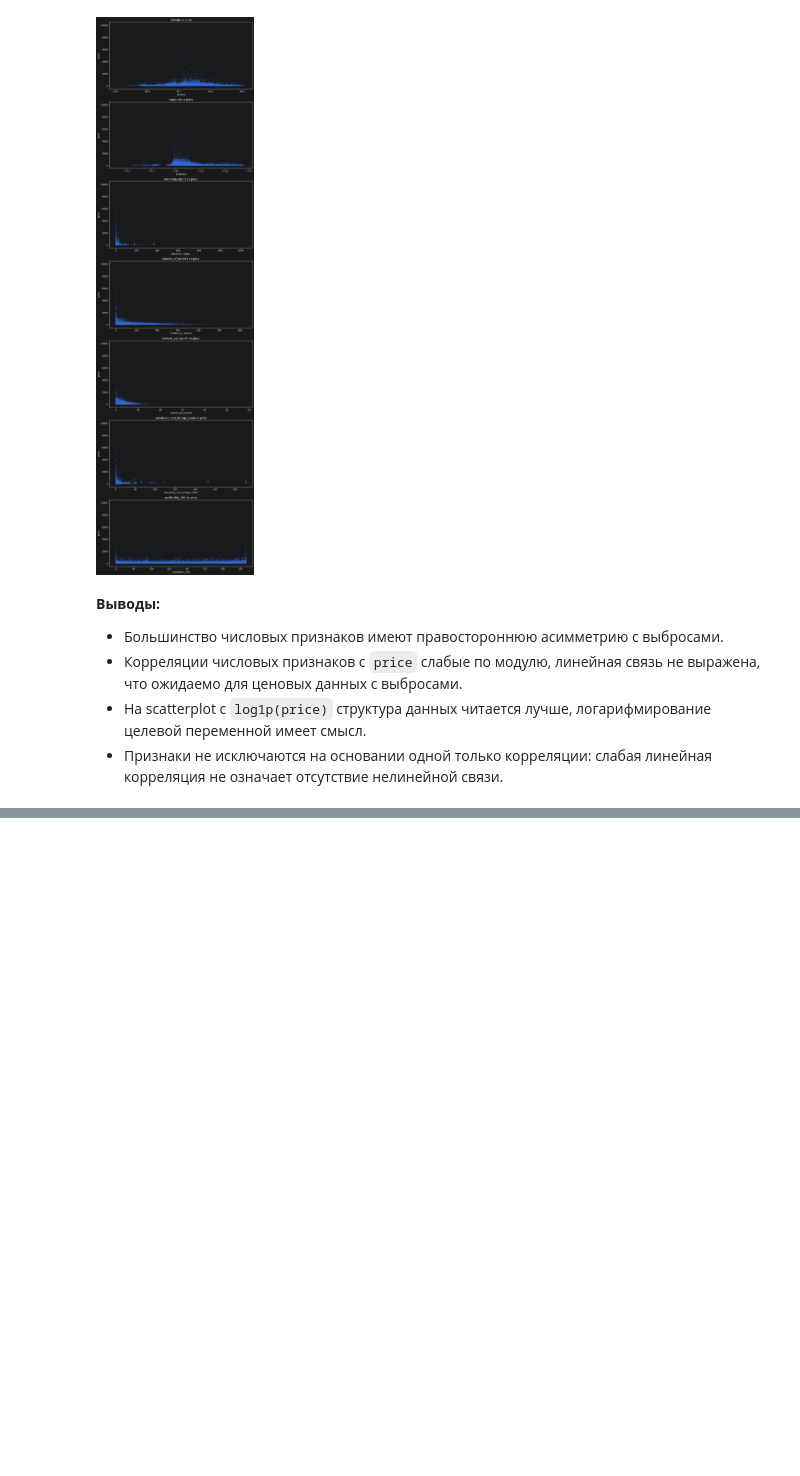
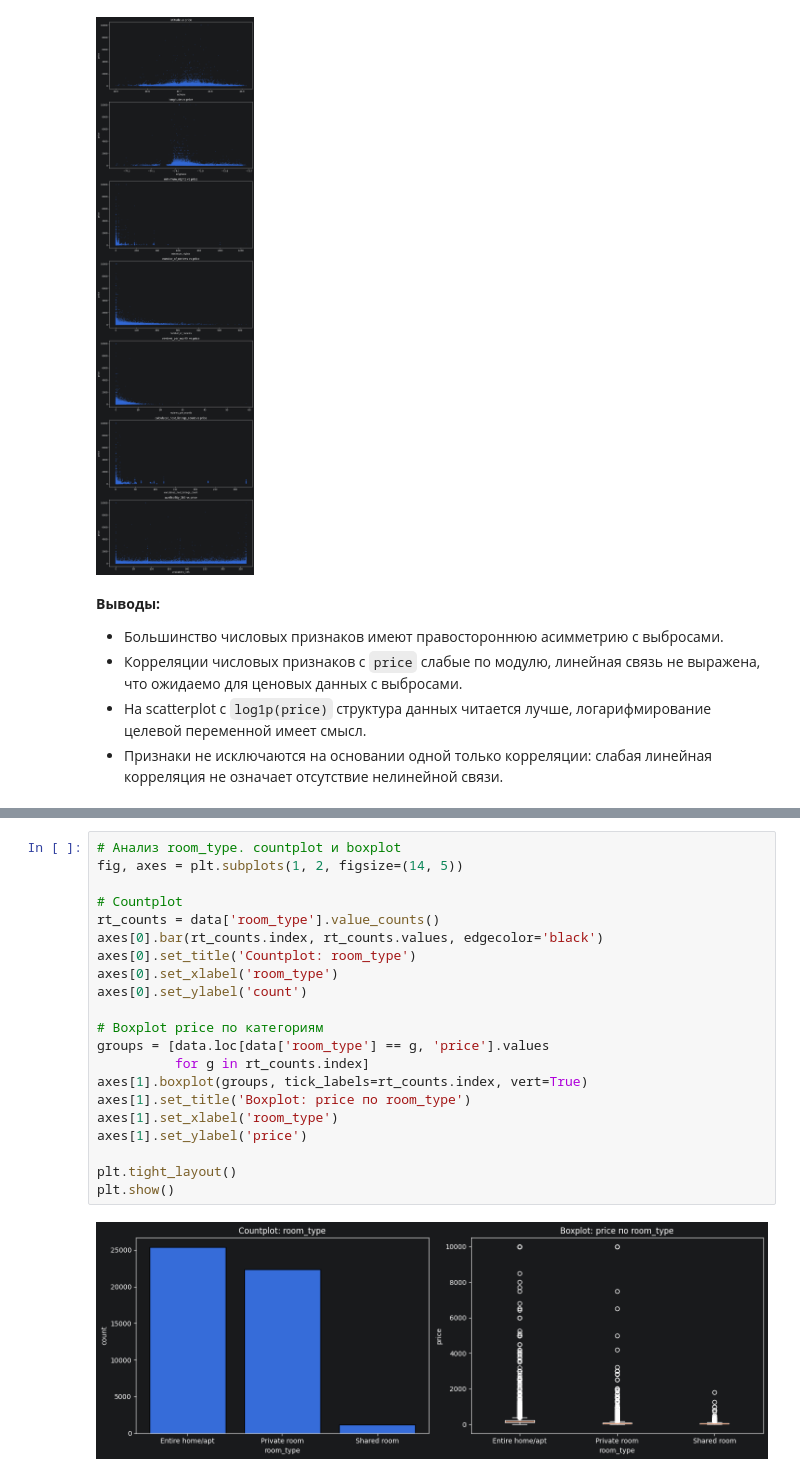
Before and after one commit to togoltsova/ML-Basic, a Jupyter notebook: homework_10/homework_10_fix.ipynb, the cells around one changed output, grey strips where cells are left out. Saved outputs shown, nothing was run; the diff lists cells and outputs as text; blank space fills up the shorter version.

```diff
--- a/homework_10/homework_10_fix.ipynb
+++ b/homework_10/homework_10_fix.ipynb
@@ -348,0 +393,23 @@ plt.show()
+# %%
+# Анализ room_type. countplot и boxplot
+fig, axes = plt.subplots(1, 2, figsize=(14, 5))
+
+# Countplot
+rt_counts = data['room_type'].value_counts()
+axes[0].bar(rt_counts.index, rt_counts.values, edgecolor='black')
+axes[0].set_title('Countplot: room_type')
+axes[0].set_xlabel('room_type')
+axes[0].set_ylabel('count')
+
+# Boxplot price по категориям
+groups = [data.loc[data['room_type'] == g, 'price'].values
+          for g in rt_counts.index]
+axes[1].boxplot(groups, tick_labels=rt_counts.index, vert=True)
+axes[1].set_title('Boxplot: price по room_type')
+axes[1].set_xlabel('room_type')
+axes[1].set_ylabel('price')
+
+plt.tight_layout()
+plt.show()
+# %% [output]
+[figure, added]
```
Also changed, not shown: parts of 15 cells of this notebook.
